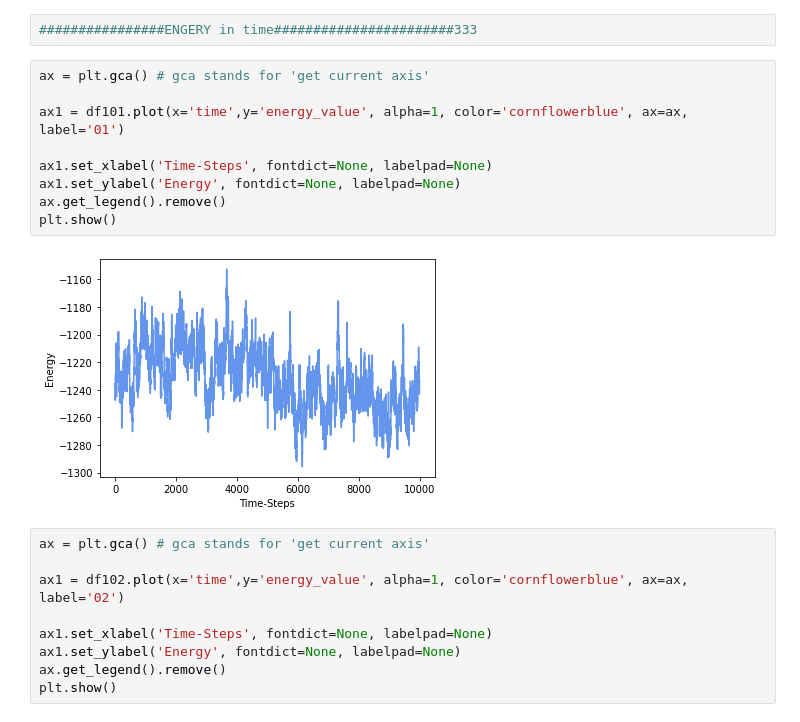
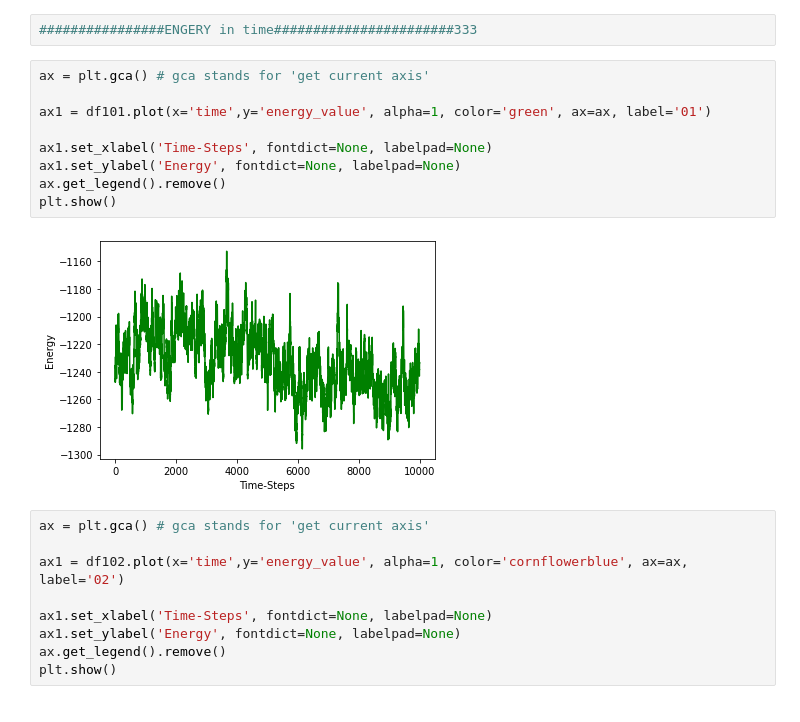
Before and after one commit to irenekb/RRI-3D, a Jupyter notebook: SSAlignment_analysis.ipynb, the cells around one changed output. Saved outputs shown, nothing was run; the diff lists cells and outputs as text.

```diff
--- a/SSAlignment_analysis.ipynb
+++ b/SSAlignment_analysis.ipynb
@@ -248,14 +248,14 @@ dfbp05      DataFrame               bp  count\n0  <...>\n\n[77 rows x 2 columns]
 # %%
 ax = plt.gca() # gca stands for 'get current axis'
 
-ax1 = df101.plot(x='time',y='energy_value', alpha=1, color='cornflowerblue', ax=ax, label='01')
+ax1 = df101.plot(x='time',y='energy_value', alpha=1, color='green', ax=ax, label='01')
 
 ax1.set_xlabel('Time-Steps', fontdict=None, labelpad=None)
 ax1.set_ylabel('Energy', fontdict=None, labelpad=None)
 ax.get_legend().remove()
 plt.show()
 # %% [output]
-[figure, old version]
+[figure, new version]
 # %%
 ax = plt.gca() # gca stands for 'get current axis'
 
```
Also changed, not shown: parts of 1 cell of this notebook, 24 other files.
